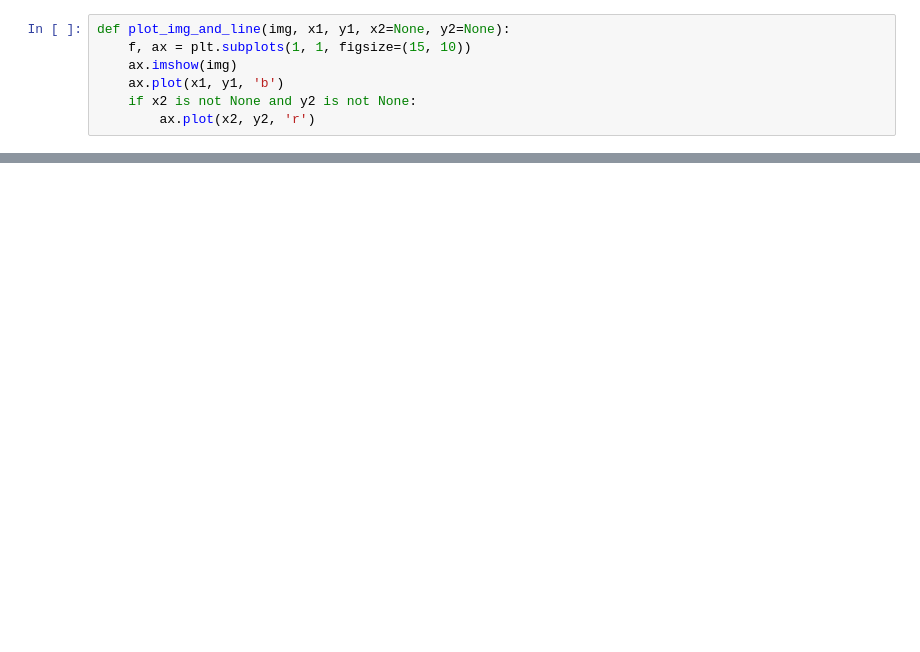
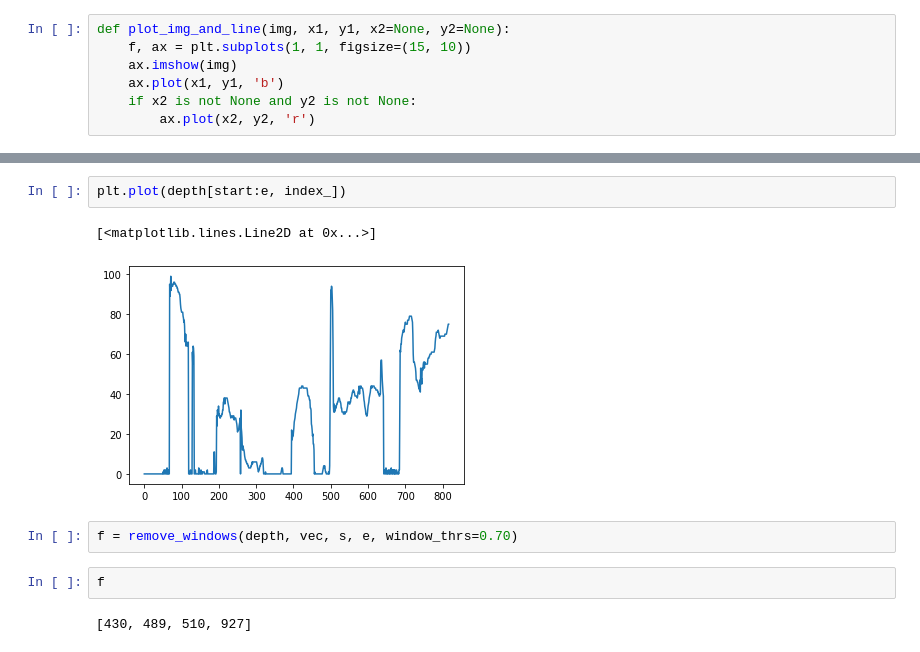
Before and after one commit to FruitSpec/fsCounter, a Jupyter notebook: slicer.ipynb, the cells around one changed output, grey strips where cells are left out. Saved outputs shown, nothing was run; the diff lists cells and outputs as text; blank space fills up the shorter version.

```diff
--- a/slicer.ipynb
+++ b/slicer.ipynb
@@ -281,0 +78,11 @@ c = cv2222.
+# %%
+plt.plot(depth[start:e, index_])
+# %% [output]
+[<matplotlib.lines.Line2D at 0x...>]
+[figure, added]
+# %%
+f = remove_windows(depth, vec, s, e, window_thrs=0.70)
+# %%
+f
+# %% [output]
+[430, 489, 510, 927]
```
Also changed, not shown: parts of 51 cells of this notebook, 5 other files.
